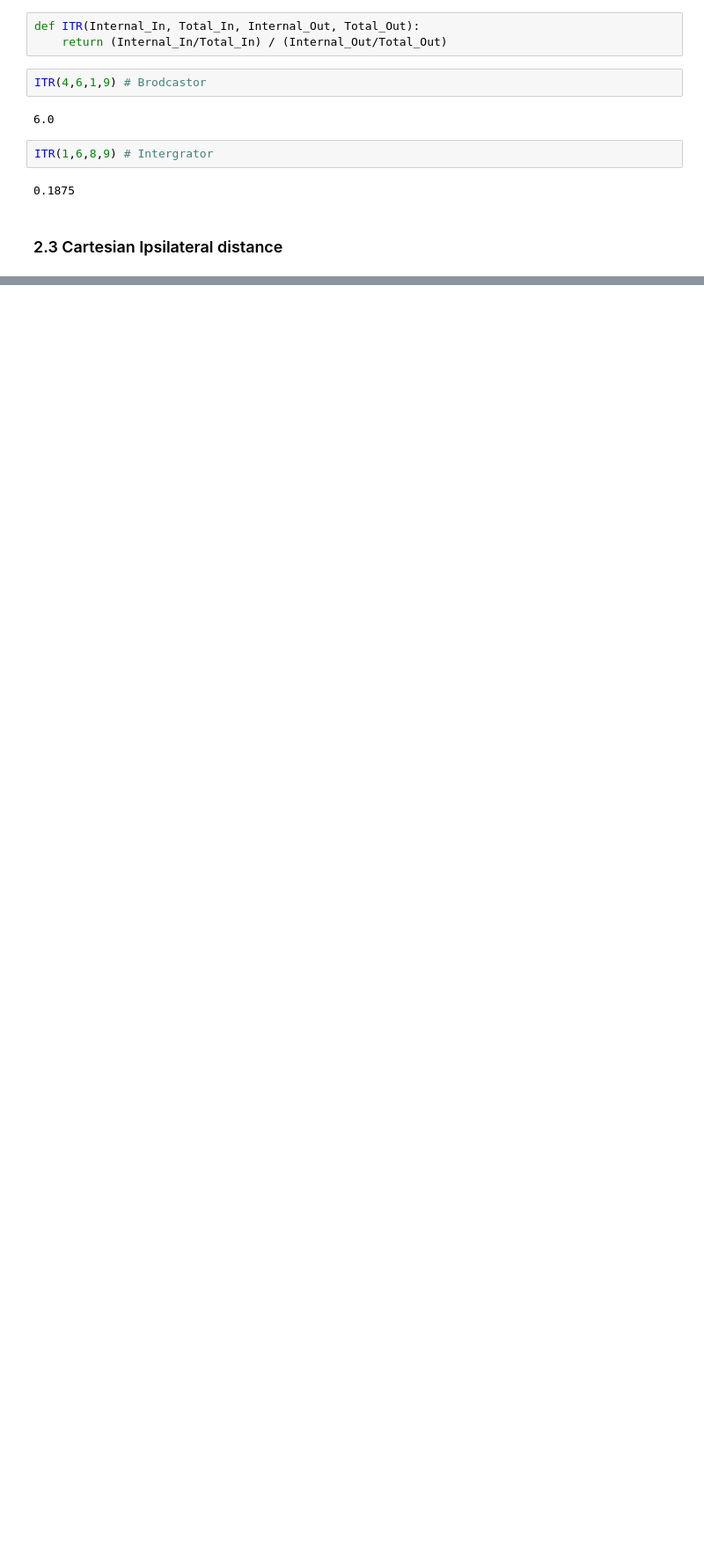
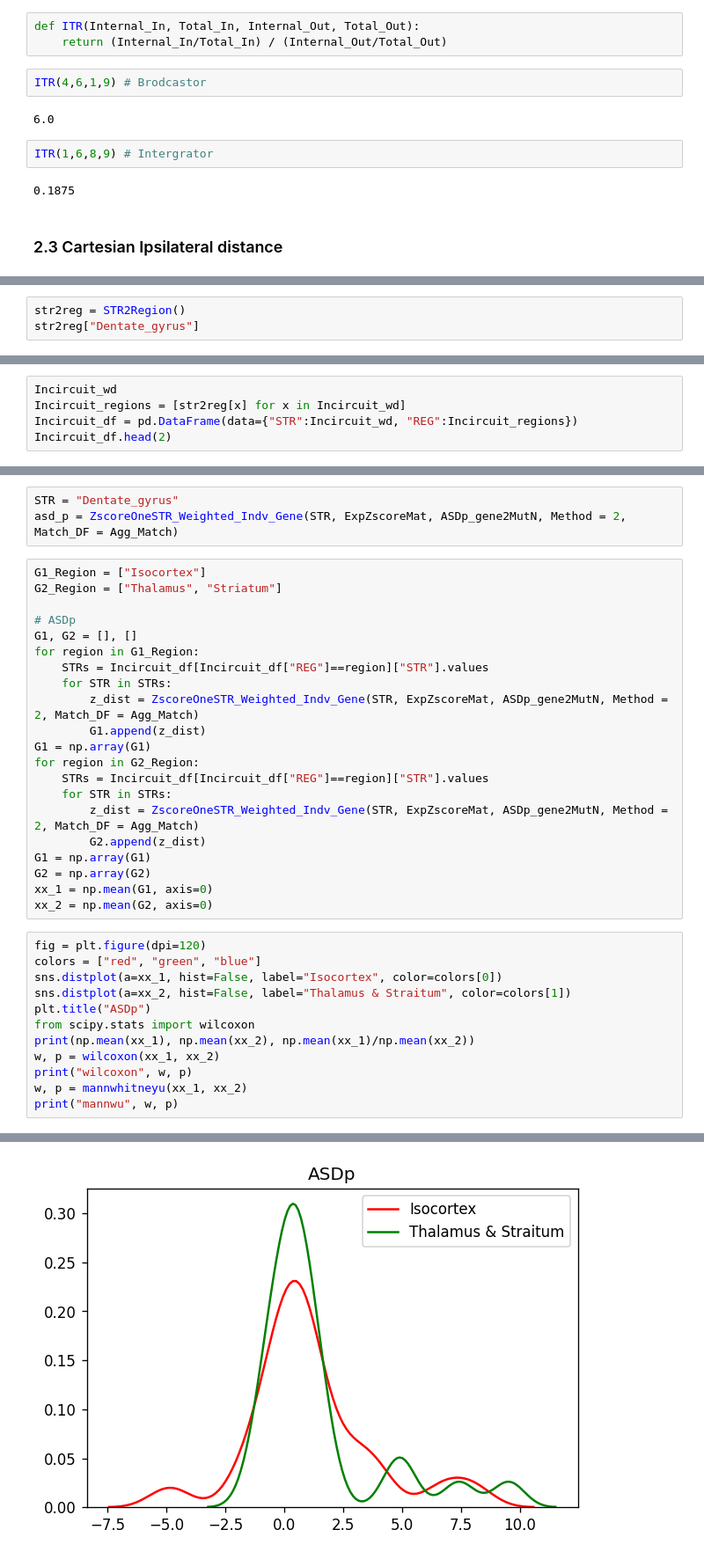
Before and after one commit to explorerwjy/ASD_Circuits, a Jupyter notebook: src/Manuscript Analysis.ipynb, the cells around one changed output, grey strips where cells are left out. Shown at 88% size. Cells and saved outputs as stored; diff of their text form; blank space fills up the shorter version.

```diff
--- a/src/Manuscript Analysis.ipynb
+++ b/src/Manuscript Analysis.ipynb
@@ -279,0 +387,3 @@ ITR(1,6,8,9) # Intergrator
+# %%
+str2reg = STR2Region()
+str2reg["Dentate_gyrus"]
@@ -279,0 +392,5 @@ ITR(1,6,8,9) # Intergrator
+# %%
+Incircuit_wd
+Incircuit_regions = [str2reg[x] for x in Incircuit_wd]
+Incircuit_df = pd.DataFrame(data={"STR":Incircuit_wd, "REG":Incircuit_regions})
+Incircuit_df.head(2)
@@ -279,0 +403,37 @@ ITR(1,6,8,9) # Intergrator
+# %%
+STR = "Dentate_gyrus"
+asd_p = ZscoreOneSTR_Weighted_Indv_Gene(STR, ExpZscoreMat, ASDp_gene2MutN, Method = 2, Match_DF = Agg_Match)
+# %%
+G1_Region = ["Isocortex"]
+G2_Region = ["Thalamus", "Striatum"]
+
+# ASDp
+G1, G2 = [], []
+for region in G1_Region:
+    STRs = Incircuit_df[Incircuit_df["REG"]==region]["STR"].values
+    for STR in STRs:
+        z_dist = ZscoreOneSTR_Weighted_Indv_Gene(STR, ExpZscoreMat, ASDp_gene2MutN, Method = 2, Match_DF = Agg_Match)
+        G1.append(z_dist)
+G1 = np.array(G1)
+for region in G2_Region:
+    STRs = Incircuit_df[Incircuit_df["REG"]==region]["STR"].values
+    for STR in STRs:
+        z_dist = ZscoreOneSTR_Weighted_Indv_Gene(STR, ExpZscoreMat, ASDp_gene2MutN, Method = 2, Match_DF = Agg_Match)
+        G2.append(z_dist)
+G1 = np.array(G1)
+G2 = np.array(G2)
+xx_1 = np.mean(G1, axis=0)
+xx_2 = np.mean(G2, axis=0)
+# %%
+fig = plt.figure(dpi=120)
+colors = ["red", "green", "blue"]
+sns.distplot(a=xx_1, hist=False, label="Isocortex", color=colors[0])
+sns.distplot(a=xx_2, hist=False, label="Thalamus & Straitum", color=colors[1])
+plt.title("ASDp")
+from scipy.stats import wilcoxon
+print(np.mean(xx_1), np.mean(xx_2), np.mean(xx_1)/np.mean(xx_2))
+w, p = wilcoxon(xx_1, xx_2)
+print("wilcoxon", w, p)
+w, p = mannwhitneyu(xx_1, xx_2)
+print("mannwu", w, p)
+# %% [output]
@@ -279,0 +443 @@ ITR(1,6,8,9) # Intergrator
+[figure, added]
```
Also changed, not shown: parts of 47 cells of this notebook, 8 other files.
